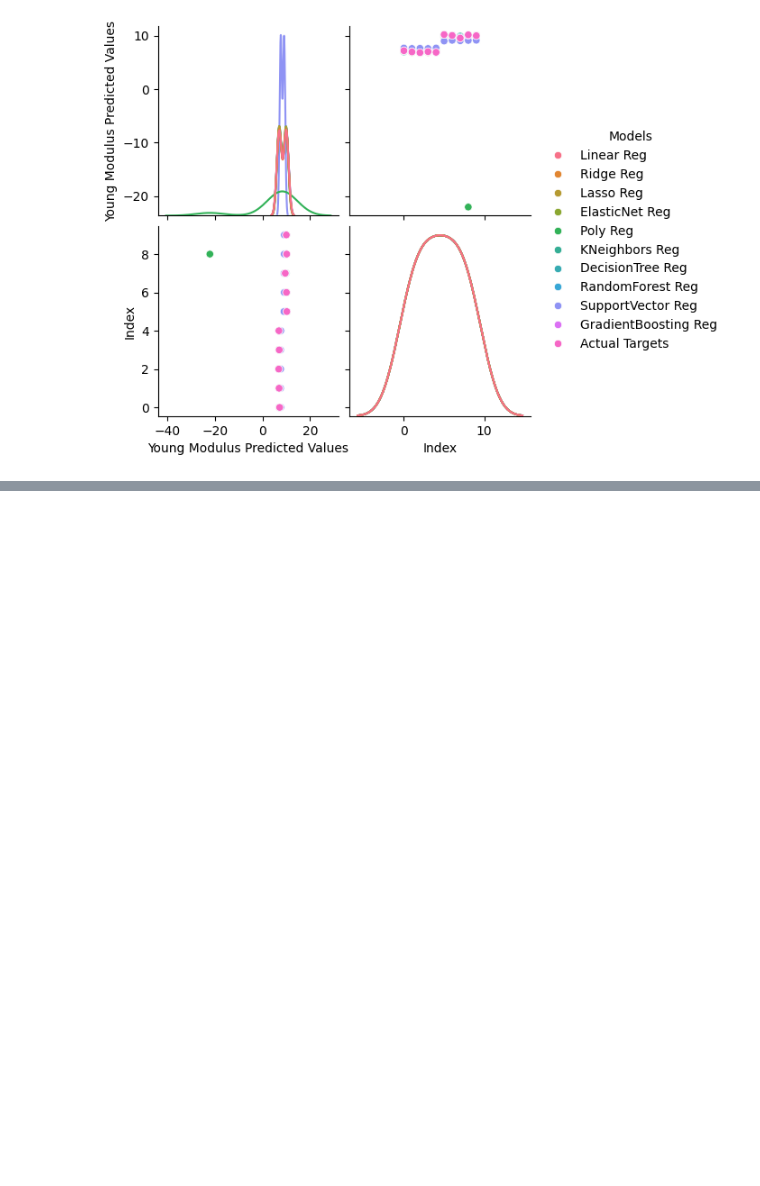
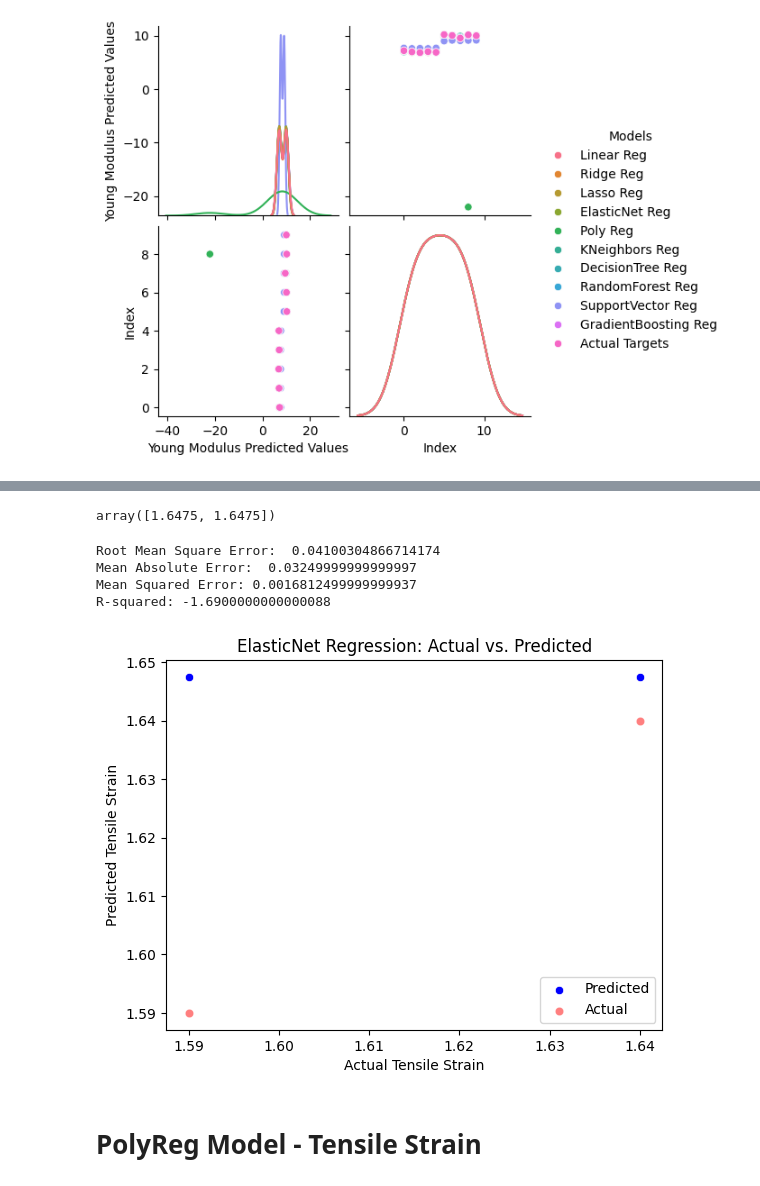
Before and after one commit to Sid-047/paperStuff, a Jupyter notebook: pineappleGlassAlumina-Composite/modelTraining.ipynb, the cells around one changed output, grey strips where cells are left out. Cells and saved outputs as stored; diff of their text form; code cells hidden in the pictures; blank space fills up the shorter version.

```diff
--- a/pineappleGlassAlumina-Composite/modelTraining.ipynb
+++ b/pineappleGlassAlumina-Composite/modelTraining.ipynb
@@ -1102,0 +1225,31 @@ fig.show()
+# %%
+yPred = modelEN.predict(xTest)
+yPred
+# %% [output]
+array([1.6475, 1.6475])
+# %%
+rmseEN = np.sqrt(mean_squared_error(yTest, yPred))
+maeEN = mean_absolute_error(yTest, yPred)
+mseEN = mean_squared_error(yTest, yPred)
+rsEN = r2_score(yTest, yPred)
+print("Root Mean Square Error: ", rmseEN)
+print("Mean Absolute Error: ", maeEN)
+print('Mean Squared Error:', mseEN)
+print('R-squared:', rsEN)
+# %% [output]
+Root Mean Square Error:  0.04100304866714174
+Mean Absolute Error:  0.03249999999999997
+Mean Squared Error: 0.0016812499999999937
+R-squared: -1.6900000000000088
+# %%
+sns.scatterplot(x=yTest, y=yPred, color='blue', label='Predicted')
+sns.scatterplot(x=yTest, y=yTest, color='red', alpha=0.5, label='Actual')
+plt.xlabel('Actual Tensile Strain')
+plt.ylabel('Predicted Tensile Strain')
+plt.title('ElasticNet Regression: Actual vs. Predicted')
+plt.legend()
+plt.show()
+# %% [output]
+[figure, added]
+# %% [markdown]
+# PolyReg Model - Tensile Strain
```
Also changed, not shown: parts of 77 cells of this notebook.
